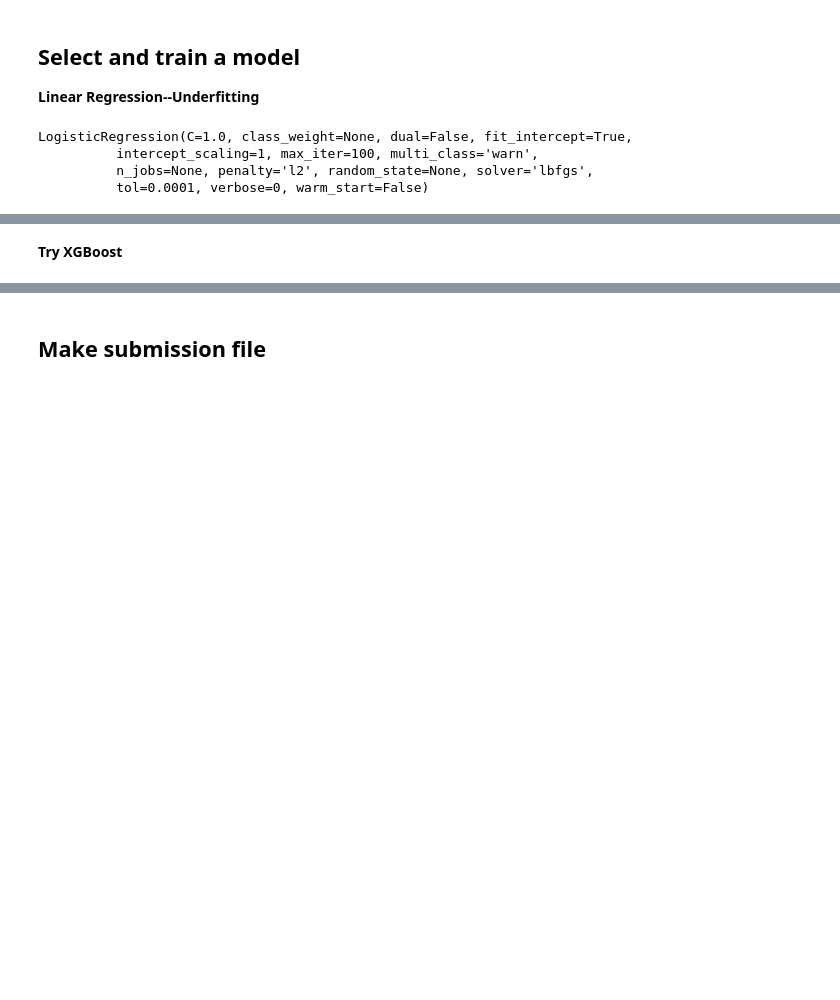
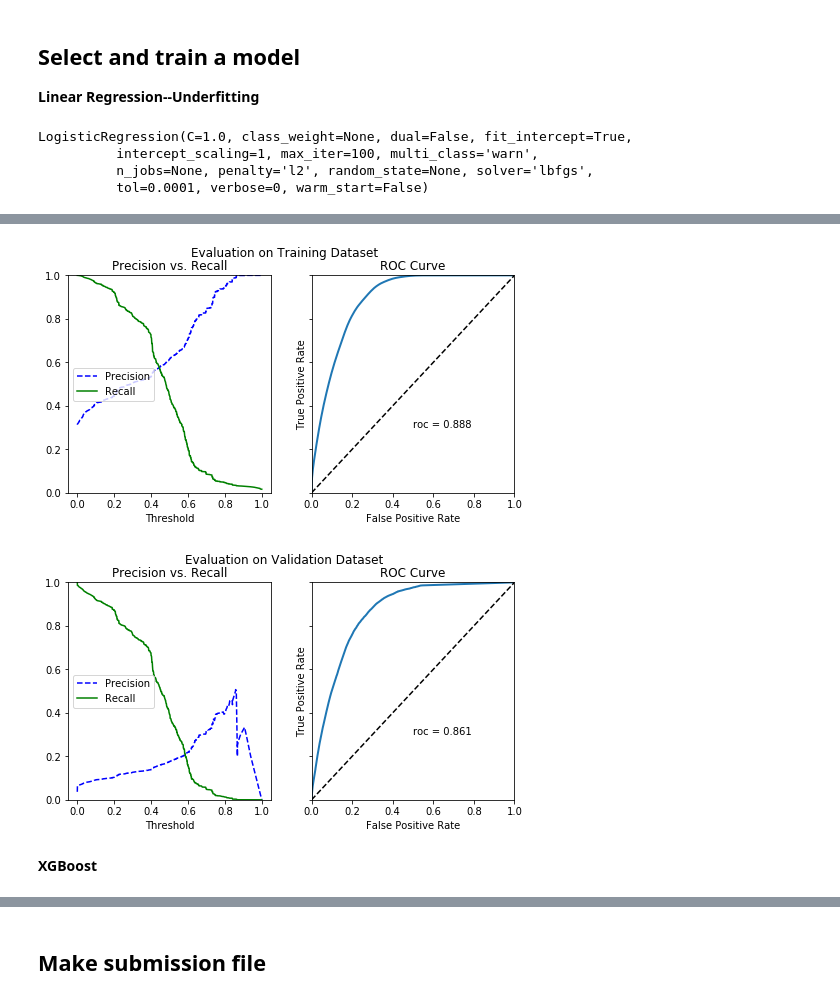
Before and after one commit to superyang713/o2o_competition, a Jupyter notebook: analysis.ipynb, the cells around one changed output, grey strips where cells are left out. Cells and saved outputs as stored; diff of their text form; code cells hidden in the pictures; blank space fills up the shorter version.

```diff
--- a/analysis.ipynb
+++ b/analysis.ipynb
@@ -203,0 +187,3 @@ print(roc_score_log)
+# %%
+for_cls = RandomForestClassifier(n_estimators=100)
+for_cls.fit(X_train, y_train)
@@ -204,5 +198,10 @@ print(roc_score_log)
+# %%
+utils.evaluate_model(for_cls, X_train, y_train, X_val, y_val, plot_train=True)
+# %% [output]
+[figure, added]
+[figure, added]
 # %% [markdown]
-**Try XGBoost**
+**XGBoost**
 # %%
 params = {
     'objective': 'binary:logistic',
```
Also changed, not shown: parts of 25 cells of this notebook, 3 other files.
